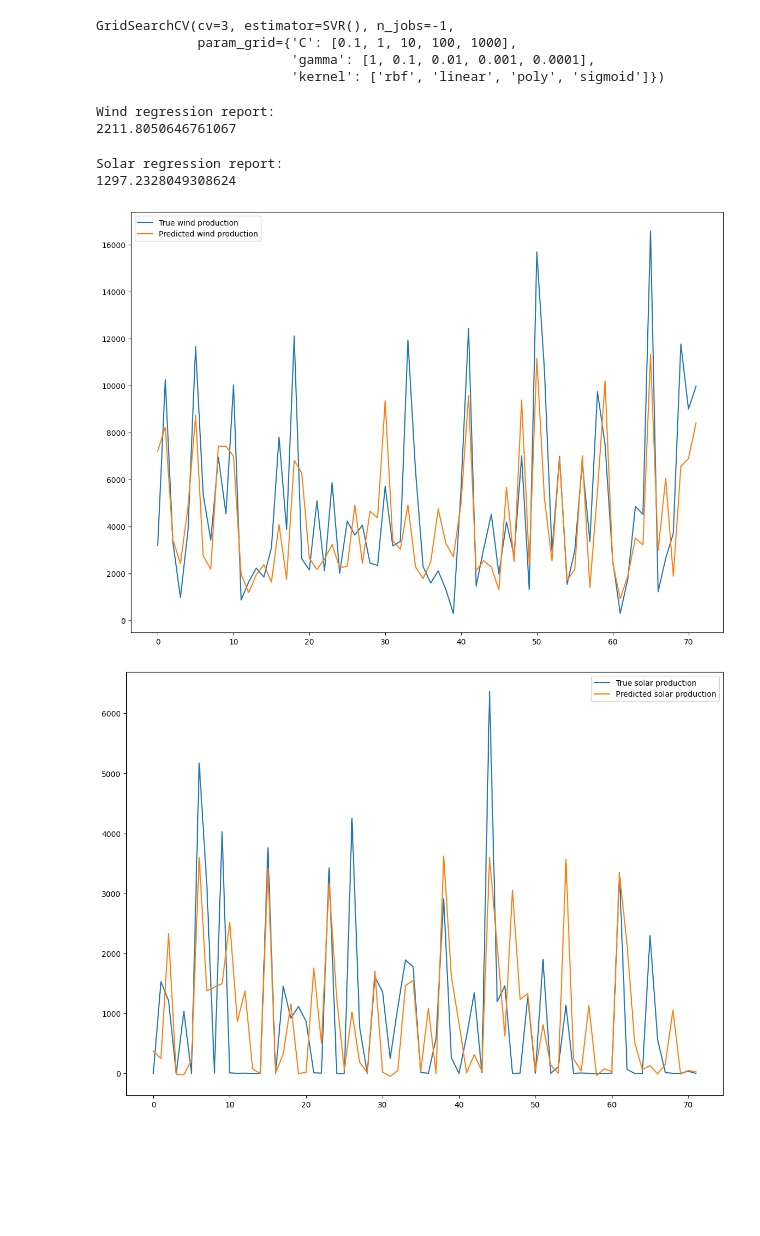
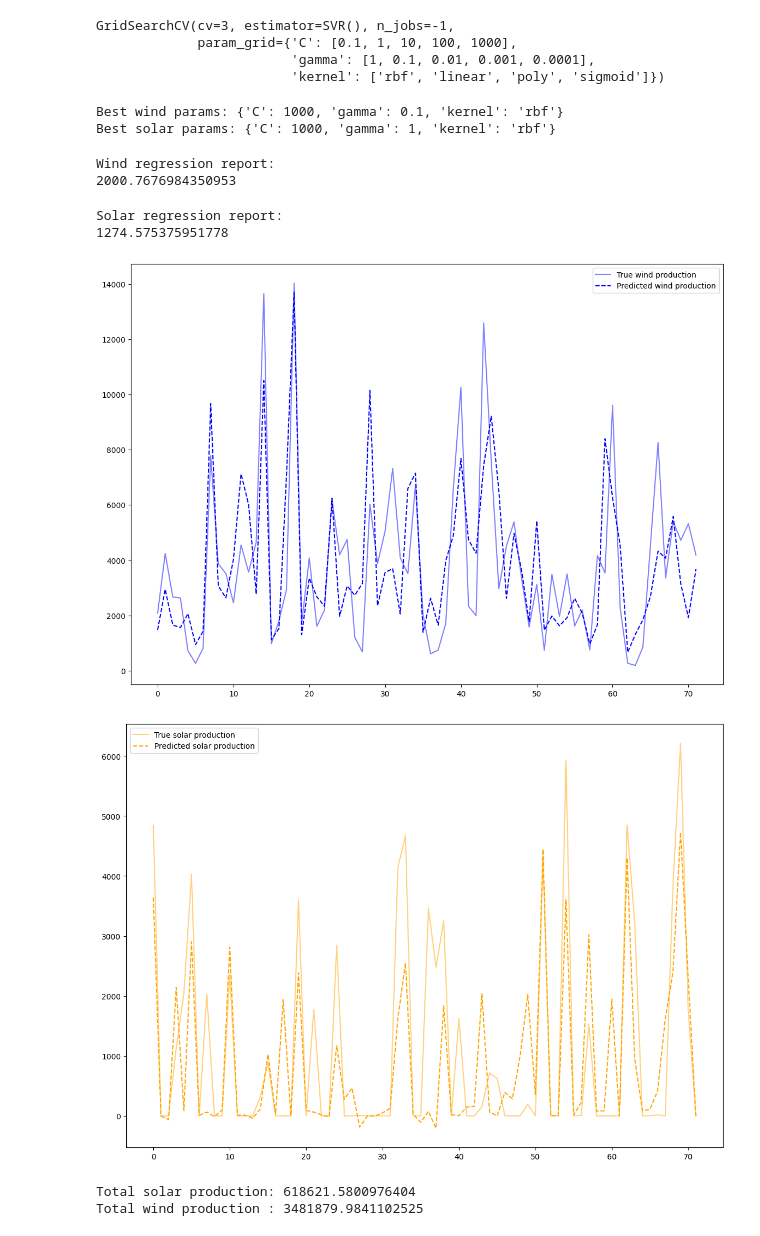
Before and after one commit to ibrahimmkhalid/data-228-project, a Jupyter notebook: model_svm.sync.ipynb, the cells around one changed output. Saved outputs shown, nothing was run; the diff lists cells and outputs as text; code cells hidden in the pictures; blank space fills up the shorter version.

```diff
--- a/model_svm.sync.ipynb
+++ b/model_svm.sync.ipynb
@@ -22,6 +23,3 @@ df.head()
 df.shape
 # %% [output]
 (25771, 9)
-# %%
-df = df.sample(1000, random_state=random_state)
-df.shape
@@ -29,0 +26,3 @@ df.shape
+# %%
+df = df.sample(4000, random_state=random_state)
+df.shape
@@ -128,0 +127,6 @@ y_solar_pred = grid_search_solar.predict(X_solar_test)
+# %%
+print("Best wind params:", grid_search_wind.best_params_)
+print("Best solar params:", grid_search_solar.best_params_)
+# %% [output]
+Best wind params: {'C': 1000, 'gamma': 0.1, 'kernel': 'rbf'}
+Best solar params: {'C': 1000, 'gamma': 1, 'kernel': 'rbf'}
@@ -131,27 +138,33 @@ print("Wind regression report:")
 print(mean_squared_error(y_wind_test, y_wind_pred, squared=False))
 # %% [output]
 Wind regression report:
-2211.8050646761067
+2000.7676984350953
 # %%
 print("Solar regression report:")
 print(mean_squared_error(y_solar_test, y_solar_pred, squared=False))
 # %% [output]
 Solar regression report:
-1297.2328049308624
+1274.575375951778
 # %%
 range_n = 24*3
 plt.figure(figsize=(14, 10))
-plt.plot(y_wind_test.to_list()[:range_n], label="True wind production")
-plt.plot(y_wind_pred[:range_n], label="Predicted wind production")
+plt.plot(y_wind_test.to_list()[:range_n], label="True wind production", color="blue", linestyle="solid", alpha=0.5)
+plt.plot(y_wind_pred[:range_n], label="Predicted wind production", color="blue", linestyle="dashed")
 plt.legend()
 plt.show()
 # %% [output]
-[figure, old version]
+[figure, new version]
 # %%
 plt.figure(figsize=(14, 10))
-plt.plot(y_solar_test.to_list()[:range_n], label="True solar production")
-plt.plot(y_solar_pred[:range_n], label="Predicted solar production")
+plt.plot(y_solar_test.to_list()[:range_n], label="True solar production", color="orange", linestyle="solid", alpha=0.5)
+plt.plot(y_solar_pred[:range_n], label="Predicted solar production", color="orange", linestyle="dashed")
 plt.legend()
 plt.show()
 # %% [output]
-[figure, old version]
+[figure, new version]
+# %%
+print("Total solar production:", np.sum(y_solar_pred))
+print("Total wind production :", np.sum(y_wind_pred))
+# %% [output]
+Total solar production: 618621.5800976404
+Total wind production : 3481879.9841102525
```
Also changed, not shown: parts of 20 cells of this notebook, 1 other file.
